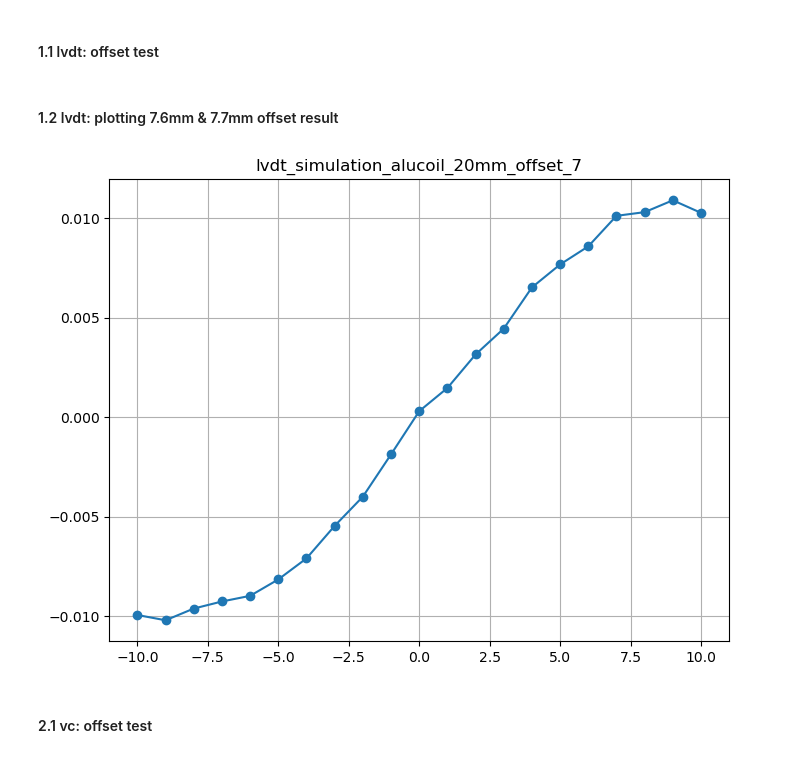
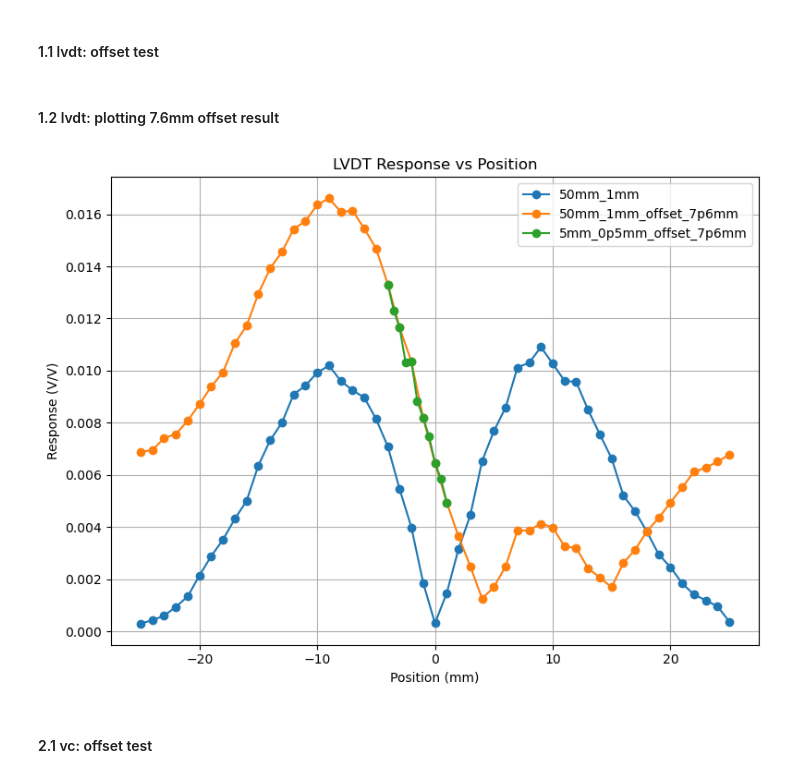
Before and after one commit to li-pengbo/femm-lvdt, a Jupyter notebook: simulation/notebook/sim_demo.ipynb, the cells around one changed output. Saved outputs shown, nothing was run; the diff lists cells and outputs as text; code cells hidden in the pictures.

Commit message:
add the prototype result plots

```diff
--- a/simulation/notebook/sim_demo.ipynb
+++ b/simulation/notebook/sim_demo.ipynb
@@ -261,25 +261,40 @@ sim_manager = SimulatorManager(
     gui=False)
 sim_manager.run_simulation()
 # %% [markdown]
-#### 1.2 lvdt: plotting 7.6mm & 7.7mm offset result
+#### 1.2 lvdt: plotting 7.6mm offset result
 # %%
-filename ="../data/prototype_validation/lvdt_simulation_alucoil_20mm_offset_7.6mm.h5"
-data_dict = data_handler.load_data(filename)
-config_data = data_handler.get_config_data(data_dict)
-volt_data = data_handler.get_lvdt_data(data_dict, data_type='voltage', flip_sign=True)
-curr_data = data_handler.get_lvdt_data(data_dict, data_type='current')
+filenames =[
+    "../data/prototype_validation/lvdt/lvdt_simulation_alucoil_50mm_1mm.h5",
+    "../data/prototype_validation/lvdt/lvdt_simulation_alucoil_50mm_1mm_offset_7p6mm.h5",
+    "../data/prototype_validation/lvdt/lvdt_simulation_alucoil_5mm_0p5mm_offset_7p6mm.h5",
+]
+plt.figure(figsize=(8,6))
+for filename in filenames:
 
-position = volt_data['position']
-pickup_voltage = volt_data['Middle_Coil']['voltage_abs']
-excitation_voltage = (abs(volt_data['Upper_Coil']['voltage_abs']*2))
-excitation_current = np.mean(curr_data['Upper_Coil']['current_abs'])
+    data_dict = data_handler.load_data(filename)
+    config_data = data_handler.get_config_data(data_dict)
+    volt_data = data_handler.get_lvdt_data(data_dict, data_type='voltage', flip_sign=False)
+    curr_data = data_handler.get_lvdt_data(data_dict, data_type='current')
 
-norm_voltage_volt = pickup_voltage / excitation_voltage
-norm_voltage_curr = pickup_voltage / excitation_current
+    position = volt_data['position']
+    pickup_voltage = volt_data['Middle_Coil']['voltage_abs']
+    excitation_voltage = (abs(volt_data['Upper_Coil']['voltage_abs']*2))
+    excitation_current = np.mean(curr_data['Upper_Coil']['current_abs'])
 
-data_handler.plot_lvdt_data(position, norm_voltage_volt, unit="V", title=filename.split("/")[-1].split(".")[0])
+    norm_voltage_volt = pickup_voltage / excitation_voltage
+    norm_voltage_curr = pickup_voltage / excitation_current
+
+    legend_label = filename.split('alucoil_')[-1].split('.')[0]
+    plt.plot(position, norm_voltage_volt, marker = 'o', label = legend_label)
+    plt.xlabel('Position (mm)')
+    plt.ylabel('Response (V/V)')
+    plt.title('LVDT Response vs Position')
+    plt.grid()
+    plt.legend()
+plt.tight_layout()
+plt.savefig("../result/alucoil_lvdt_response_simulation.pdf", dpi=300)
 # %% [output]
-[figure, old version]
+[figure, new version]
 # %% [markdown]
 #### 2.1 vc: offset test
 # %%
```
Also changed, not shown: parts of 3 cells of this notebook, 8 other files.
